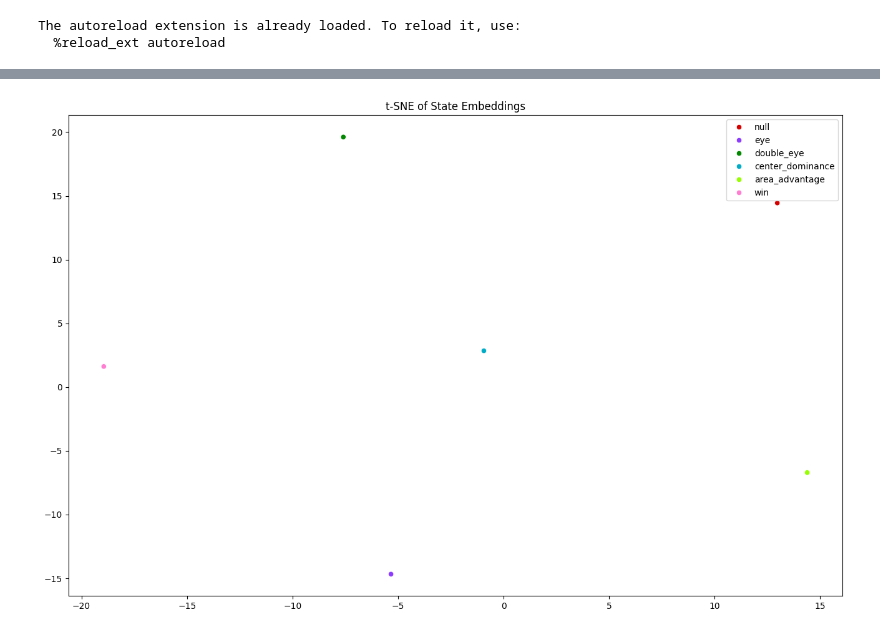
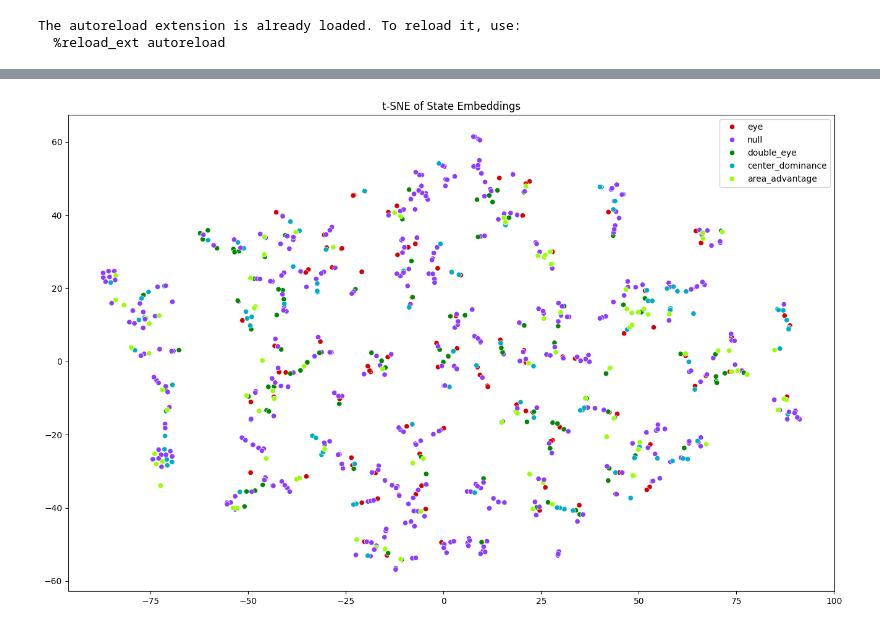
Before and after one commit to erikssommer/xai-concept-methods-drl, a Jupyter notebook: notebooks/joint_embedding_model.ipynb, the cells around one changed output, grey strips where cells are left out. Saved outputs shown, nothing was run; the diff lists cells and outputs as text; code cells hidden in the pictures.

Commit message:
Generating states, explinations and labels for model training and t-sne plot

```diff
--- a/notebooks/joint_embedding_model.ipynb
+++ b/notebooks/joint_embedding_model.ipynb
@@ -18,6 +18,8 @@ import tensorflow as tf
 import absl.logging
 
 absl.logging.set_verbosity(absl.logging.ERROR)
+
+from policy import ResNet, ConvNet
 
 # Set memory growth
 physical_devices = tf.config.list_physical_devices('GPU')
@@ -35,15 +37,33 @@ output_state_embed = 16
 exp_embed = 32
 output_exp_embed = 16
 
+model_name = "net"
+session_name = "falcon"
+board_size = 5
+board_name = f'{board_size}x{board_size}'
+resnet = False
+
+model_type = "resnet" if resnet else "convnet"
+
+agents_to_sample = [0, 10, 20, 60, 100, 500, 1000]
+cases_to_sample = 100
+
+full_model_path = f"../models/saved_sessions/{model_type}/board_size_{board_size}/{session_name}/"
+
+def load_model(full_name, model_name, epoch):
+    model_path = full_name + model_name + "_" + str(epoch) + ".keras"
+    if resnet:
+        model = ResNet(board_size, model_path)
+    else:
+        model = ConvNet(board_size, model_path)
+    return model
+
+agents = [load_model(full_model_path, model_name, epoch) for epoch in agents_to_sample]
+
 # Load the data
-states, explinations, labels, vocab = get_data()
+states, explinations, labels, max_sent_len, vocab = get_data(agents, cases_to_sample, board_size)
 
 vocab_size = len(vocab)
-max_sent_len = explinations.shape[1]
 
-jem = JointEmbeddingModel(vocab_size=vocab_size, max_sent_len=max_sent_len, learning_rate=lr)
-
-jem.fit(states, explinations, labels, batch_size=batch_size, epochs=epochs)
-
-jem.save_model('../models/jem/joint_embedding_model.keras')
+print(states.shape, explinations.shape, labels.shape, max_sent_len, vocab_size)
 # %% [output]
@@ -86,0 +73,6 @@ Epoch 10/10
+# %%
+jem = JointEmbeddingModel(vocab_size=vocab_size, max_sent_len=max_sent_len, learning_rate=lr)
+
+jem.fit(states, explinations, labels, batch_size=batch_size, epochs=100)
+
+jem.save_model('../models/jem/joint_embedding_model.keras')
@@ -94,32 +122,32 @@ import colorcet as cc
 state_embeddings = []
 explination_predictions = []
 
 # Get the embeddings
 for i in range(len(states)):
     state_embed, exp_embed, _ = jem.predict(states[i], explinations[i])
     state_embeddings.append(state_embed)
     # Get the explination converted to a string
     explination = convert_integers_to_explinations(explinations[i], vocab)
     explination_predictions.append(explination)
 
 new_state_embed = []
 
 for list_ in state_embeddings:
     new_state_embed.append(list_[0])
 
 new_state_embed = np.array(new_state_embed)
 explination_predictions = np.array(explination_predictions)
 
 # Fit the t-sne
 tsne = TSNE(n_components=2, perplexity=5)
 state_embed_tsne = tsne.fit_transform(new_state_embed)
 
 # Plot the t-sne
-palette = sns.color_palette(cc.glasbey, 6)
+palette = sns.color_palette(cc.glasbey, 5)
 plt.figure(figsize=(16,10))
 sns.scatterplot(x=state_embed_tsne[:,0], y=state_embed_tsne[:,1], hue=explination_predictions, legend='full', palette=palette)
 plt.title('t-SNE of State Embeddings')
 plt.plot()
 plt.show()
 # %% [output]
-[figure, old version]
+[figure, new version]
```
Also changed, not shown: parts of 3 cells of this notebook, 2 other files.
